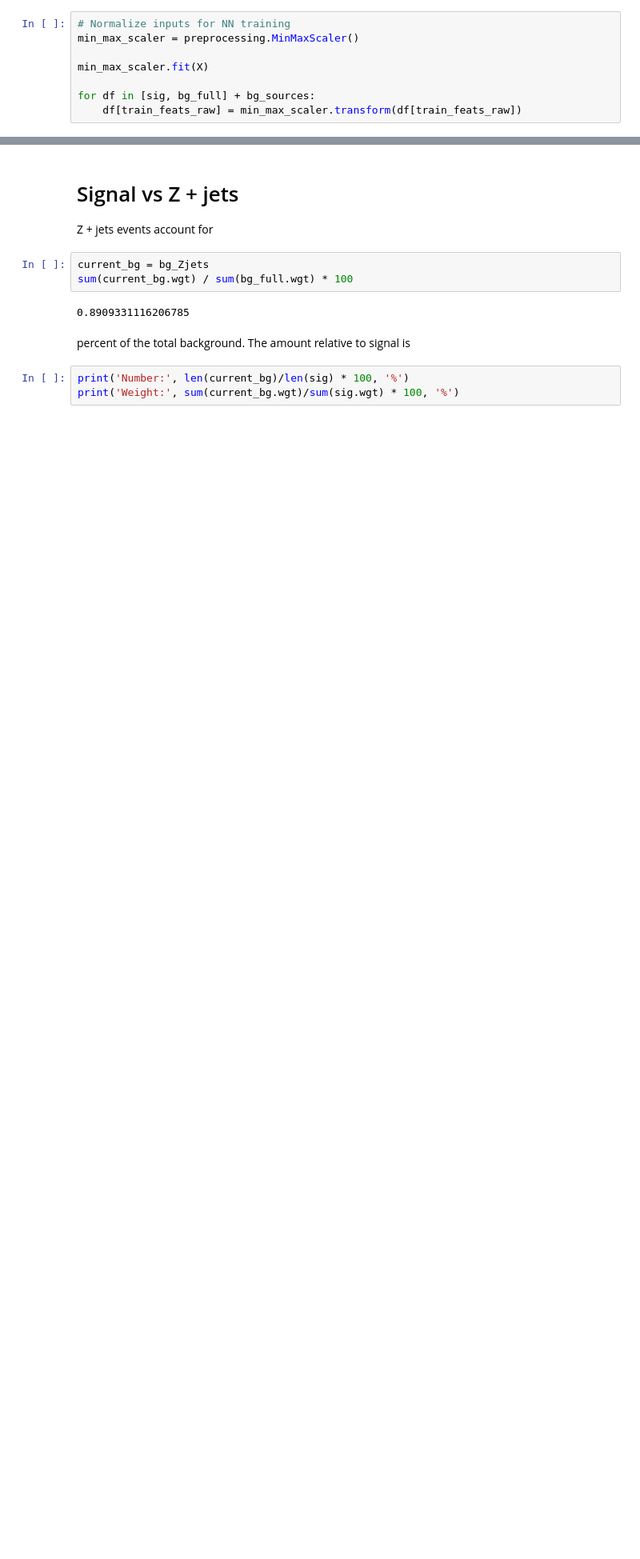
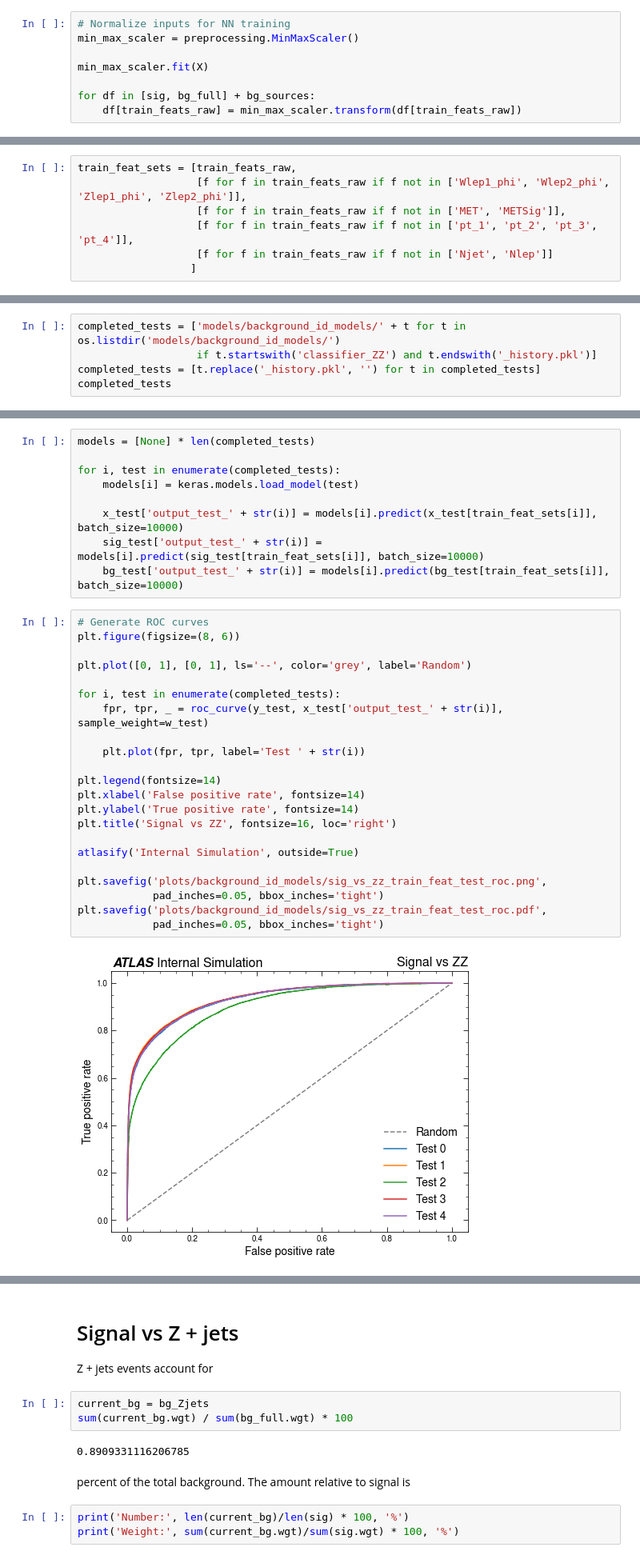
Before and after one commit to Moelf/WVZAnalysis.jl, a Jupyter notebook: kees_code/background_id_networks_analysis.ipynb, the cells around one changed output, grey strips where cells are left out. Shown at 80% size. Drawn from its saved outputs; the diff is of its cells as text; blank space fills up the shorter version.

Commit message:
Finished training signal vs ZZ tests

```diff
--- a/kees_code/background_id_networks_analysis.ipynb
+++ b/kees_code/background_id_networks_analysis.ipynb
@@ -82,0 +100,7 @@ for df in [sig, bg_full] + bg_sources:
+# %%
+train_feat_sets = [train_feats_raw,
+                   [f for f in train_feats_raw if f not in ['Wlep1_phi', 'Wlep2_phi', 'Zlep1_phi', 'Zlep2_phi']],
+                   [f for f in train_feats_raw if f not in ['MET', 'METSig']],
+                   [f for f in train_feats_raw if f not in ['pt_1', 'pt_2', 'pt_3', 'pt_4']],
+                   [f for f in train_feats_raw if f not in ['Njet', 'Nlep']]
+                  ]
@@ -82,0 +124,5 @@ for df in [sig, bg_full] + bg_sources:
+# %%
+completed_tests = ['models/background_id_models/' + t for t in os.listdir('models/background_id_models/')
+                   if t.startswith('classifier_ZZ') and t.endswith('_history.pkl')]
+completed_tests = [t.replace('_history.pkl', '') for t in completed_tests]
+completed_tests
@@ -82,0 +135,33 @@ for df in [sig, bg_full] + bg_sources:
+# %%
+models = [None] * len(completed_tests)
+
+for i, test in enumerate(completed_tests):
+    models[i] = keras.models.load_model(test)
+
+    x_test['output_test_' + str(i)] = models[i].predict(x_test[train_feat_sets[i]], batch_size=10000)
+    sig_test['output_test_' + str(i)] = models[i].predict(sig_test[train_feat_sets[i]], batch_size=10000)
+    bg_test['output_test_' + str(i)] = models[i].predict(bg_test[train_feat_sets[i]], batch_size=10000)
+# %%
+# Generate ROC curves
+plt.figure(figsize=(8, 6))
+
+plt.plot([0, 1], [0, 1], ls='--', color='grey', label='Random')
+
+for i, test in enumerate(completed_tests):
+    fpr, tpr, _ = roc_curve(y_test, x_test['output_test_' + str(i)], sample_weight=w_test)
+
+    plt.plot(fpr, tpr, label='Test ' + str(i))
+
+plt.legend(fontsize=14)
+plt.xlabel('False positive rate', fontsize=14)
+plt.ylabel('True positive rate', fontsize=14)
+plt.title('Signal vs ZZ', fontsize=16, loc='right')
+
+atlasify('Internal Simulation', outside=True)
+
+plt.savefig('plots/background_id_models/sig_vs_zz_train_feat_test_roc.png',
+            pad_inches=0.05, bbox_inches='tight')
+plt.savefig('plots/background_id_models/sig_vs_zz_train_feat_test_roc.pdf',
+            pad_inches=0.05, bbox_inches='tight')
+# %% [output]
+[figure, added]
```
Also changed, not shown: parts of 9 cells of this notebook, 57 other files.
